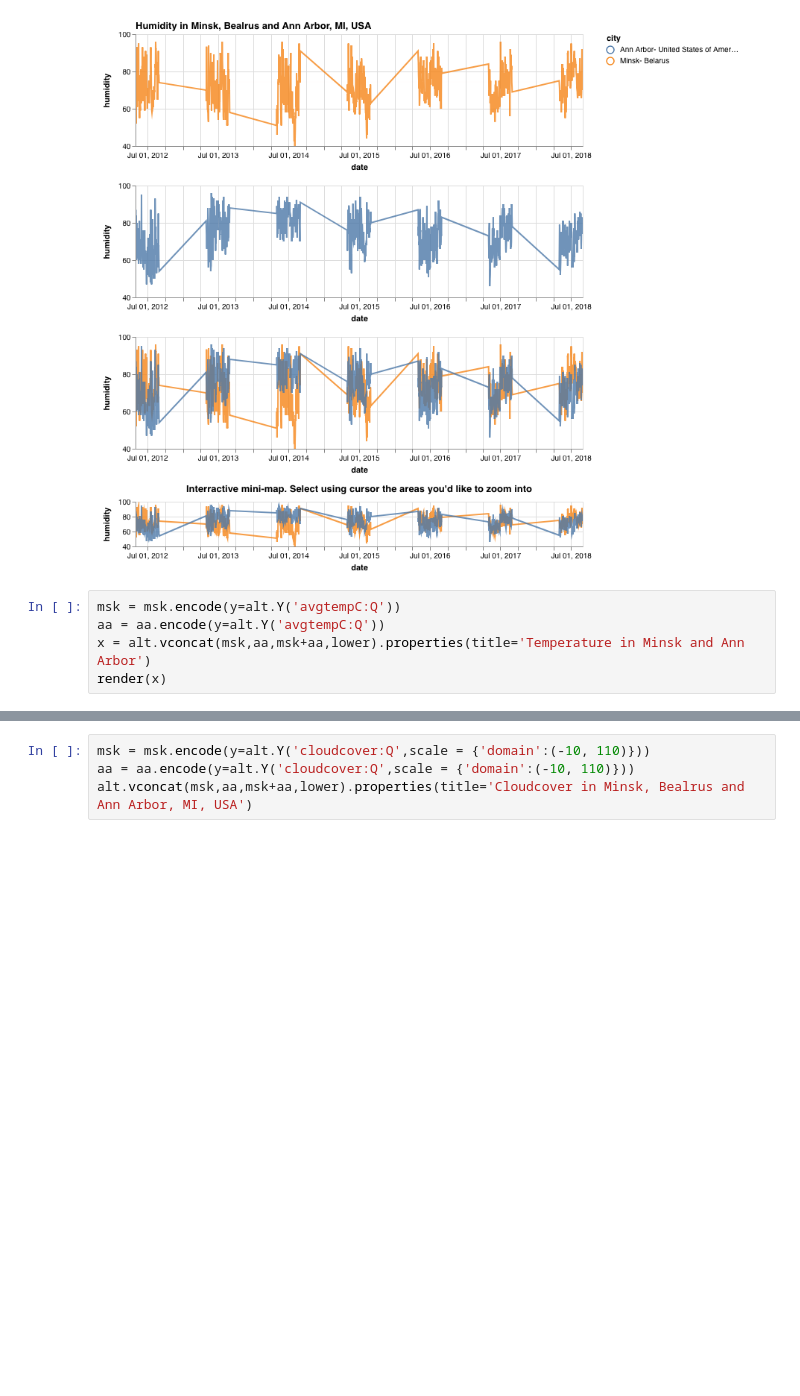
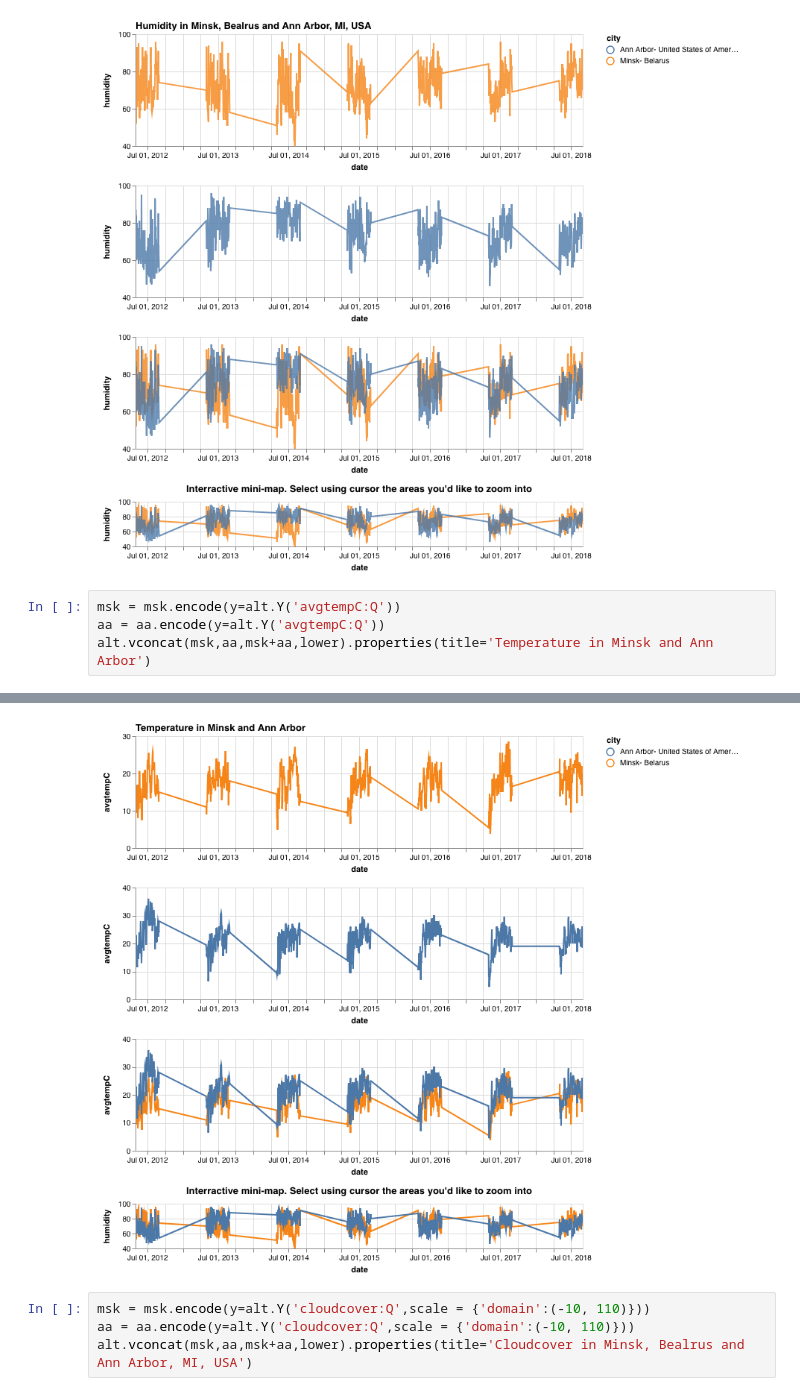
Before and after one commit to supervanya/Botrytis-data-analysis, a Jupyter notebook: final.ipynb, the cells around one changed output, grey strips where cells are left out. Cells and saved outputs as stored; diff of their text form; blank space fills up the shorter version.

```diff
--- a/final.ipynb
+++ b/final.ipynb
@@ -109,6 +109,5 @@ alt.vconcat(msk,aa,msk+aa,lower).properties(title='Humidity in Minsk, Bealrus an
 # %%
 msk = msk.encode(y=alt.Y('avgtempC:Q'))
 aa = aa.encode(y=alt.Y('avgtempC:Q'))
-x = alt.vconcat(msk,aa,msk+aa,lower).properties(title='Temperature in Minsk and Ann Arbor')
-render(x)
+alt.vconcat(msk,aa,msk+aa,lower).properties(title='Temperature in Minsk and Ann Arbor')
 # %% [output]
@@ -116,3 +114,4 @@ render(x)
+[figure, added]
 # %%
 msk = msk.encode(y=alt.Y('cloudcover:Q',scale = {'domain':(-10, 110)}))
 aa = aa.encode(y=alt.Y('cloudcover:Q',scale = {'domain':(-10, 110)}))
```
Also changed, not shown: parts of 12 cells of this notebook.
